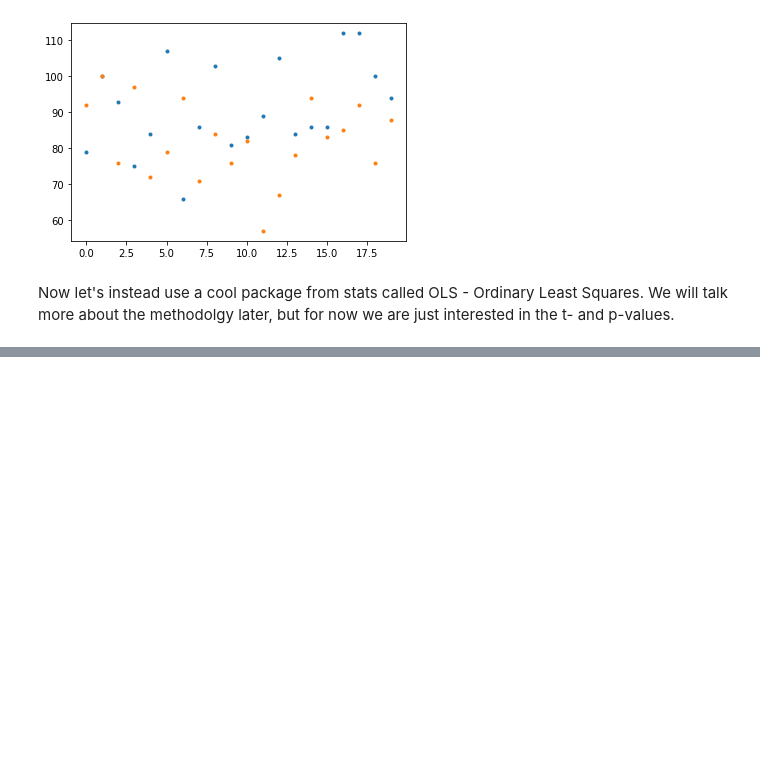
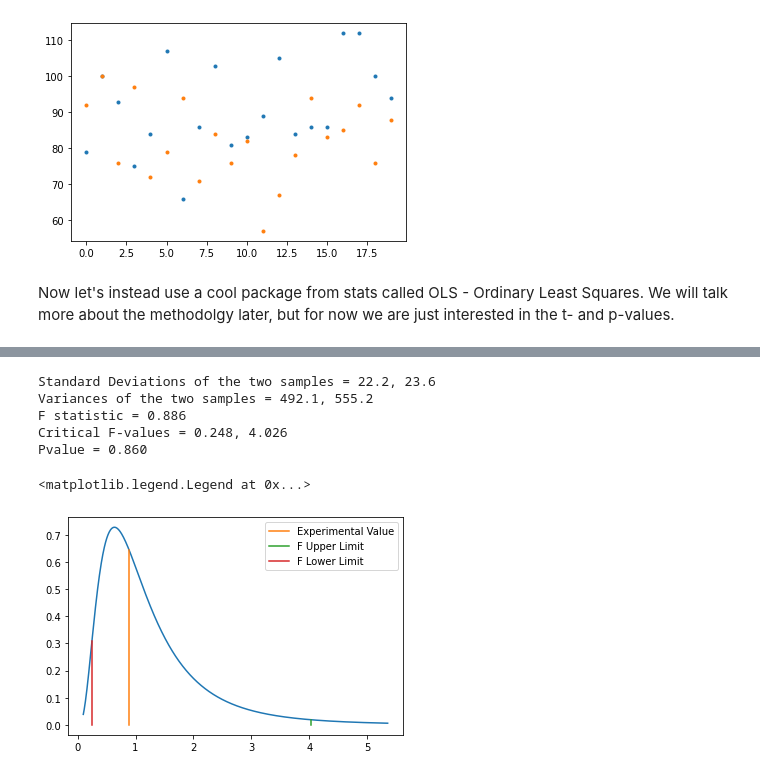
Before and after one commit to wdreames/phys341, a Jupyter notebook: TwoGroupComparison.ipynb, the cells around one changed output, grey strips where cells are left out. Cells and saved outputs as stored; diff of their text form; code cells hidden in the pictures; blank space fills up the shorter version.

```diff
--- a/TwoGroupComparison.ipynb
+++ b/TwoGroupComparison.ipynb
@@ -255,0 +271,70 @@ Warnings:
+# %%
+scores_one = np.array([109.4,76.2,128.7,93.7,85.6,117.7,117.2,87.3,100.3,55.1])
+scores_two = np.array([119.3,77.3,131.3,95.3,86.3,122.3,117.3,87.9,108.2,56.3])
+
+n1 = len(scores_one)
+n2 = len(scores_two)
+
+dof1 = n1-1
+dof2 = n2-1
+
+s1 = scores_one.std(ddof=1)
+s2 = scores_two.std(ddof=1)
+
+xbar1 = scores_one.mean()
+xbar2 = scores_two.mean()
+
+fvalue = s1**2/s2**2
+
+print ("Standard Deviations of the two samples = %.1f, %.1f" %(s1,s2))
+print ("Variances of the two samples = %.1f, %.1f" %(s1**2,s2**2))
+print ("F statistic = %0.3f" % fvalue)
+
+alpha = 0.05
+
+fdist = stats.f(dof1,dof2)
+flow = fdist.ppf(alpha/2)
+fhigh = fdist.ppf(1-alpha/2)
+
+print ("Critical F-values = %0.3f, %0.3f" % (flow,fhigh))
+
+if (fvalue > 1):
+    pvalue = 2.0*(1-fdist.cdf(fvalue))
+else:
+    pvalue = 2.0*fdist.cdf(fvalue)
+
+print ("Pvalue = %0.3f" % (pvalue))
+# %% [output]
+Standard Deviations of the two samples = 22.2, 23.6
+Variances of the two samples = 492.1, 555.2
+F statistic = 0.886
+Critical F-values = 0.248, 4.026
+Pvalue = 0.860
+# %%
+# As usual, let's draw some pictures to get a sense of what these numbers mean
+
+# Define an x-axis array that spans the region from 0.001 to 0.99 of the distribution, in 1000 steps
+xlow = stats.f.ppf(0.001,dof1,dof2)
+xhigh = stats.f.ppf(0.99,dof1,dof2)
+x = np.linspace(xlow, xhigh, 1000)
+# Get an F distribution over this range of x
+f_dist = stats.f.pdf(x,dof1,dof2)
+plt.plot(x,f_dist)
+
+# Plot vertical lines at the critical F values, and the experimental f value
+f_stat_line_x = np.array([fvalue,fvalue])
+f_stat_line_y = np.array([0,stats.f.pdf(fvalue,dof1,dof2)])
+
+f_lower_line_x = np.array([flow,flow])
+f_lower_line_y = np.array([0,stats.f.pdf(flow,dof1,dof2)])
+
+f_upper_line_x = np.array([fhigh,fhigh])
+f_upper_line_y = np.array([0,stats.f.pdf(fhigh,dof1,dof2)])
+
+plt.plot(f_stat_line_x,f_stat_line_y,label="Experimental Value")
+plt.plot(f_upper_line_x,f_upper_line_y,label="F Upper Limit")
+plt.plot(f_lower_line_x,f_lower_line_y,label="F Lower Limit")
+plt.legend()
+# %% [output]
+<matplotlib.legend.Legend at 0x...>
+[figure, added]
```
Also changed, not shown: parts of 2 cells of this notebook, 3 other files.
